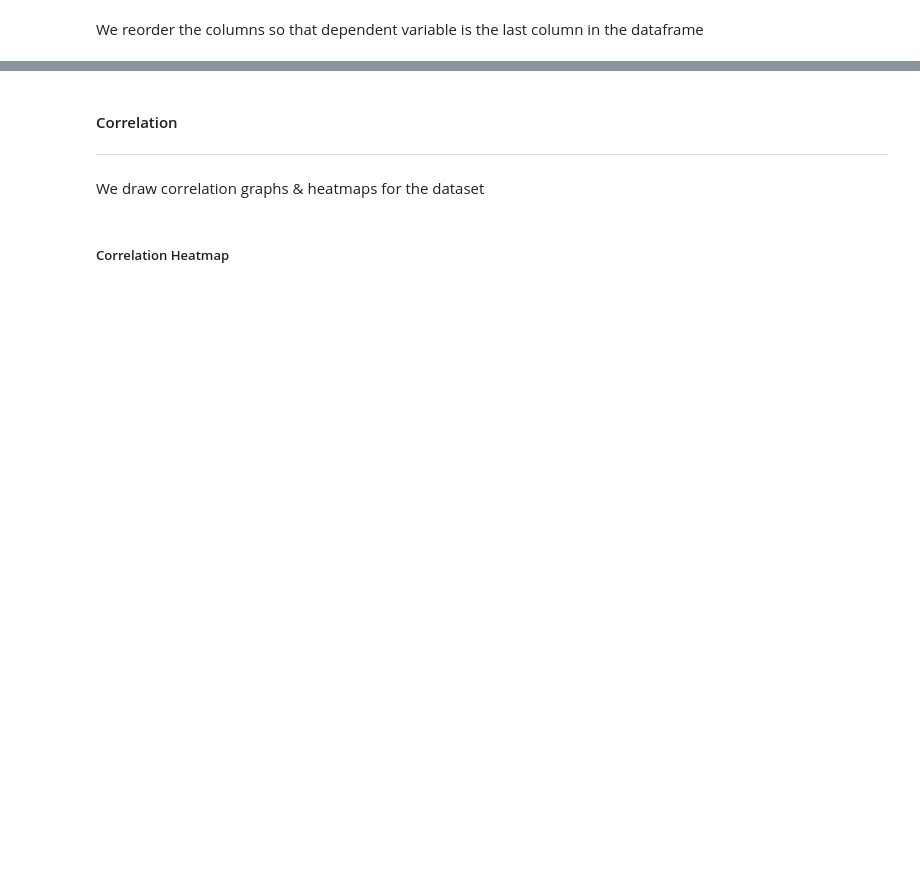
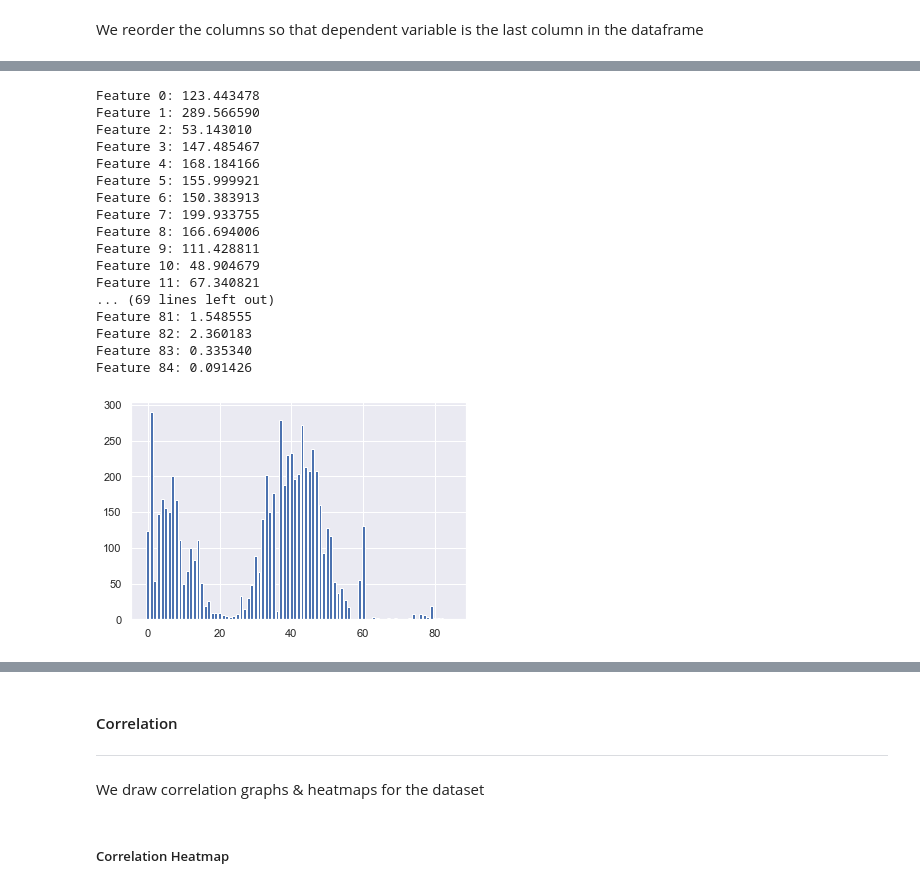
Before and after one commit to KenCBonyo/2110ACDS_ND5, a Jupyter notebook: 2110ACDS_ND5_v0.1.ipynb, the cells around one changed output, grey strips where cells are left out. Drawn from its saved outputs; the diff is of its cells as text; code cells hidden in the pictures; blank space fills up the shorter version.

```diff
--- a/2110ACDS_ND5_v0.1.ipynb
+++ b/2110ACDS_ND5_v0.1.ipynb
@@ -690,0 +722,43 @@ train_copy_df = train_copy_df.reindex(columns = column_titles)
+# %%
+def select_k_best(data_df):
+    data_df, y_df, x_df = create_x_y_df(data_df)
+    X_train, X_test, y_train, y_test = train_test_split(x_df,
+                                                        y_df,
+                                                        test_size= 0.2,
+                                                        random_state=1)
+
+    fs = SelectKBest(score_func= f_regression, k = 30)
+
+    fs.fit(X_train, y_train)
+
+    X_train_fs, X_test_fs = fs.transform(X_train), fs.transform(X_test)
+
+    for i in range(len(fs.scores_)):
+        print('Feature %d: %f' % (i, fs.scores_[i]))
+
+    plt.bar([i for i in range(len(fs.scores_))], fs.scores_)
+    plt.show()
+
+
+    return fs, X_train_fs, X_test_fs
+# %%
+fs,_,_ = select_k_best(train_copy_df)
+# %% [output]
+Feature 0: 123.443478
+Feature 1: 289.566590
+Feature 2: 53.143010
+Feature 3: 147.485467
+Feature 4: 168.184166
+Feature 5: 155.999921
+Feature 6: 150.383913
+Feature 7: 199.933755
+Feature 8: 166.694006
+Feature 9: 111.428811
+Feature 10: 48.904679
+Feature 11: 67.340821
+... (69 lines left out)
+Feature 81: 1.548555
+Feature 82: 2.360183
+Feature 83: 0.335340
+Feature 84: 0.091426
+[figure, added]
```
Also changed, not shown: parts of 39 cells of this notebook, 8 other files.
